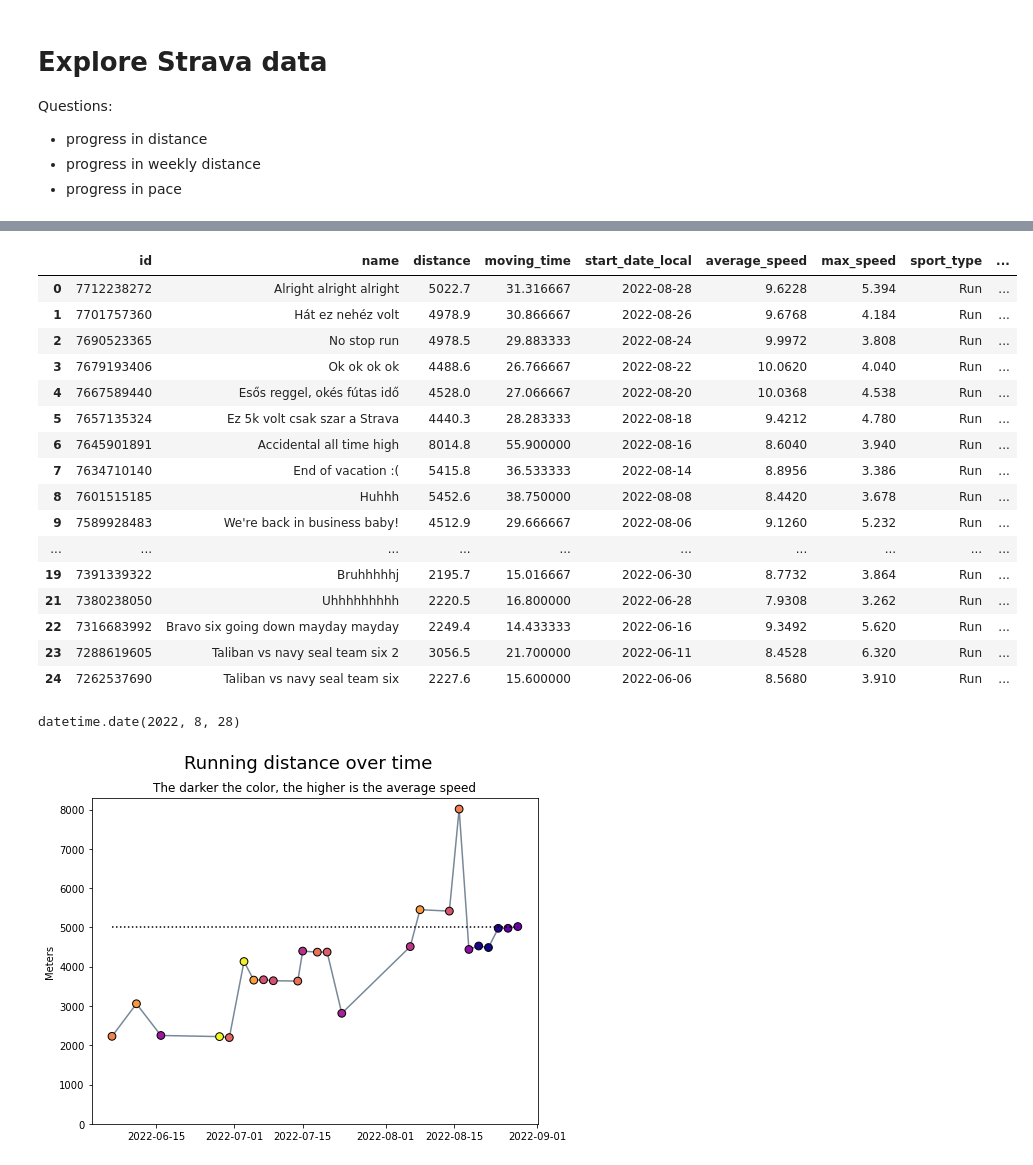
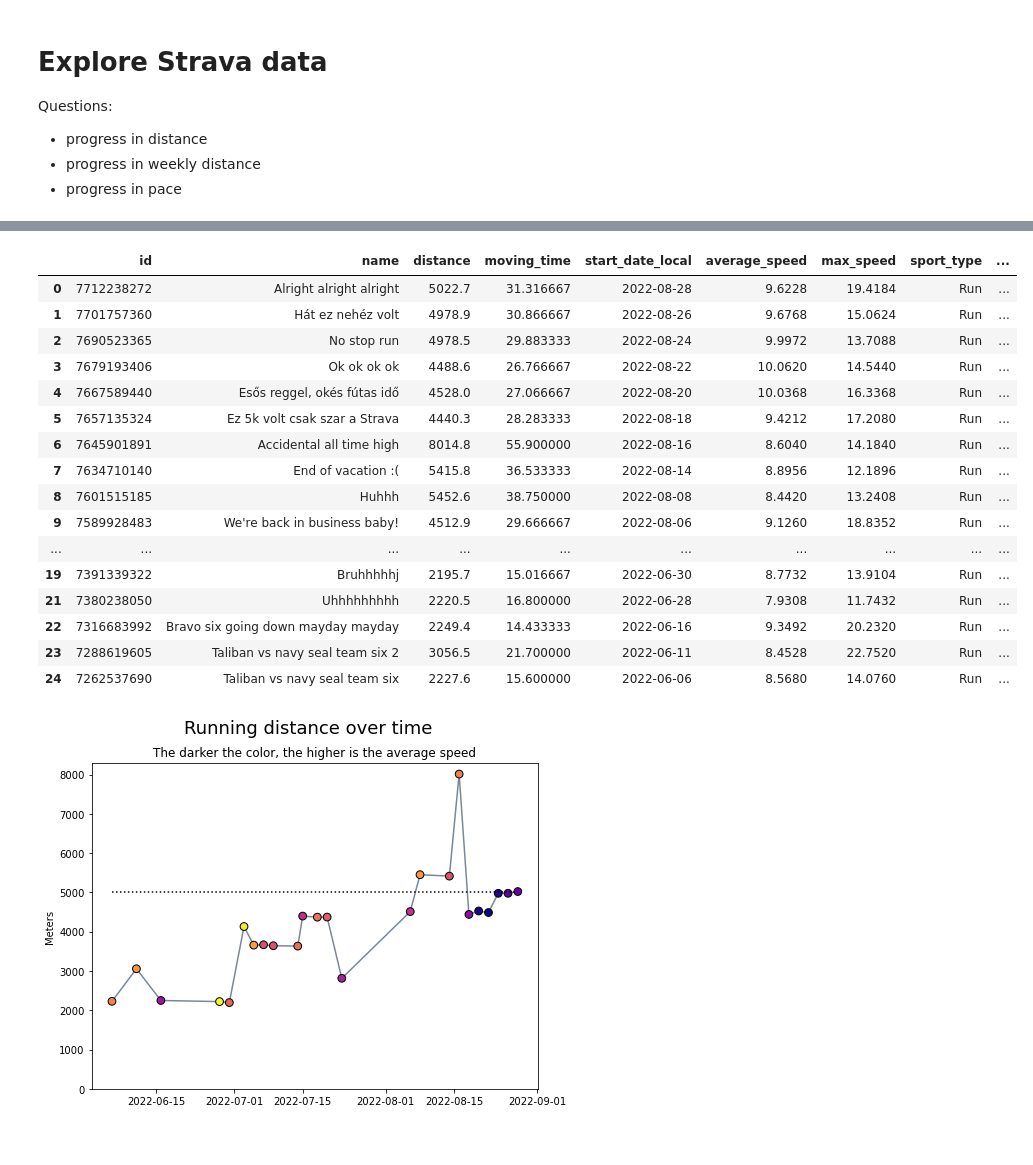
Before and after one commit to aakosm/strava_performance, a Jupyter notebook: strava_analysis.ipynb, the cells around one changed output, grey strips where cells are left out. Drawn from its saved outputs; the diff is of its cells as text; code cells hidden in the pictures.

```diff
--- a/strava_analysis.ipynb
+++ b/strava_analysis.ipynb
@@ -55,48 +55,45 @@ Index(['resource_state', 'name', 'distance', 'moving_time', 'elapsed_time',
 # %%
 # create clean data frame with running data and key variables only
 feature_list = ['id', 'name', 'distance', 'moving_time', 'start_date_local', 'average_speed', 'max_speed', 'sport_type']
 
 # select the variables and observations needed
 running_data = strava_df[feature_list]
 running_data = running_data[running_data["sport_type"] == 'Run']
 
 # from seconds to minutes
 # and from m/s to km/h
 running_data["moving_time"] = running_data["moving_time"] / 60
 running_data["average_speed"] = running_data["average_speed"] * 3.6
+running_data["max_speed"] = running_data["max_speed"] * 3.6
 
 # proper date formatting
 running_data['start_date_local'] = pd.to_datetime(running_data['start_date_local'])
 running_data['start_time'] = running_data['start_date_local'].dt.time
 running_data['start_date_local'] = running_data['start_date_local'].dt.date
 running_data['week'] = pd.to_datetime(running_data["start_date_local"]).dt.isocalendar().week
 
 # check data from june
 running_data = running_data[running_data["start_date_local"] > datetime.date(2022, 6, 1)]
 
 running_data
 # %% [output]
 |  | id | name | distance | moving_time | start_date_local | average_speed | max_speed | sport_type | ... |
-| 0 | 7712238272 | Alright alright alright | 5022.7 | 31.316667 | 2022-08-28 | 9.6228 | 5.394 | Run | ... |
-| 1 | 7701757360 | Hát ez nehéz volt | 4978.9 | 30.866667 | 2022-08-26 | 9.6768 | 4.184 | Run | ... |
-| 2 | 7690523365 | No stop run | 4978.5 | 29.883333 | 2022-08-24 | 9.9972 | 3.808 | Run | ... |
-| 3 | 7679193406 | Ok ok ok ok | 4488.6 | 26.766667 | 2022-08-22 | 10.0620 | 4.040 | Run | ... |
-| 4 | 7667589440 | Esős reggel, okés fútas idő | 4528.0 | 27.066667 | 2022-08-20 | 10.0368 | 4.538 | Run | ... |
-| 5 | 7657135324 | Ez 5k volt csak szar a Strava | 4440.3 | 28.283333 | 2022-08-18 | 9.4212 | 4.780 | Run | ... |
-| 6 | 7645901891 | Accidental all time high | 8014.8 | 55.900000 | 2022-08-16 | 8.6040 | 3.940 | Run | ... |
-| 7 | 7634710140 | End of vacation :( | 5415.8 | 36.533333 | 2022-08-14 | 8.8956 | 3.386 | Run | ... |
-| 8 | 7601515185 | Huhhh | 5452.6 | 38.750000 | 2022-08-08 | 8.4420 | 3.678 | Run | ... |
-| 9 | 7589928483 | We're back in business baby! | 4512.9 | 29.666667 | 2022-08-06 | 9.1260 | 5.232 | Run | ... |
+| 0 | 7712238272 | Alright alright alright | 5022.7 | 31.316667 | 2022-08-28 | 9.6228 | 19.4184 | Run | ... |
+| 1 | 7701757360 | Hát ez nehéz volt | 4978.9 | 30.866667 | 2022-08-26 | 9.6768 | 15.0624 | Run | ... |
+| 2 | 7690523365 | No stop run | 4978.5 | 29.883333 | 2022-08-24 | 9.9972 | 13.7088 | Run | ... |
+| 3 | 7679193406 | Ok ok ok ok | 4488.6 | 26.766667 | 2022-08-22 | 10.0620 | 14.5440 | Run | ... |
+| 4 | 7667589440 | Esős reggel, okés fútas idő | 4528.0 | 27.066667 | 2022-08-20 | 10.0368 | 16.3368 | Run | ... |
+| 5 | 7657135324 | Ez 5k volt csak szar a Strava | 4440.3 | 28.283333 | 2022-08-18 | 9.4212 | 17.2080 | Run | ... |
+| 6 | 7645901891 | Accidental all time high | 8014.8 | 55.900000 | 2022-08-16 | 8.6040 | 14.1840 | Run | ... |
+| 7 | 7634710140 | End of vacation :( | 5415.8 | 36.533333 | 2022-08-14 | 8.8956 | 12.1896 | Run | ... |
+| 8 | 7601515185 | Huhhh | 5452.6 | 38.750000 | 2022-08-08 | 8.4420 | 13.2408 | Run | ... |
+| 9 | 7589928483 | We're back in business baby! | 4512.9 | 29.666667 | 2022-08-06 | 9.1260 | 18.8352 | Run | ... |
 | ... | ... | ... | ... | ... | ... | ... | ... | ... | ... |
-| 19 | 7391339322 | Bruhhhhhj | 2195.7 | 15.016667 | 2022-06-30 | 8.7732 | 3.864 | Run | ... |
-| 21 | 7380238050 | Uhhhhhhhhh | 2220.5 | 16.800000 | 2022-06-28 | 7.9308 | 3.262 | Run | ... |
-| 22 | 7316683992 | Bravo six going down mayday mayday | 2249.4 | 14.433333 | 2022-06-16 | 9.3492 | 5.620 | Run | ... |
-| 23 | 7288619605 | Taliban vs navy seal team six 2 | 3056.5 | 21.700000 | 2022-06-11 | 8.4528 | 6.320 | Run | ... |
-| 24 | 7262537690 | Taliban vs navy seal team six | 2227.6 | 15.600000 | 2022-06-06 | 8.5680 | 3.910 | Run | ... |
+| 19 | 7391339322 | Bruhhhhhj | 2195.7 | 15.016667 | 2022-06-30 | 8.7732 | 13.9104 | Run | ... |
+| 21 | 7380238050 | Uhhhhhhhhh | 2220.5 | 16.800000 | 2022-06-28 | 7.9308 | 11.7432 | Run | ... |
+| 22 | 7316683992 | Bravo six going down mayday mayday | 2249.4 | 14.433333 | 2022-06-16 | 9.3492 | 20.2320 | Run | ... |
+| 23 | 7288619605 | Taliban vs navy seal team six 2 | 3056.5 | 21.700000 | 2022-06-11 | 8.4528 | 22.7520 | Run | ... |
+| 24 | 7262537690 | Taliban vs navy seal team six | 2227.6 | 15.600000 | 2022-06-06 | 8.5680 | 14.0760 | Run | ... |
-# %%
-running_data.start_date_local.max()
-# %% [output]
-datetime.date(2022, 8, 28)
 # %%
 x = running_data["start_date_local"]
 y = running_data["distance"]
```
